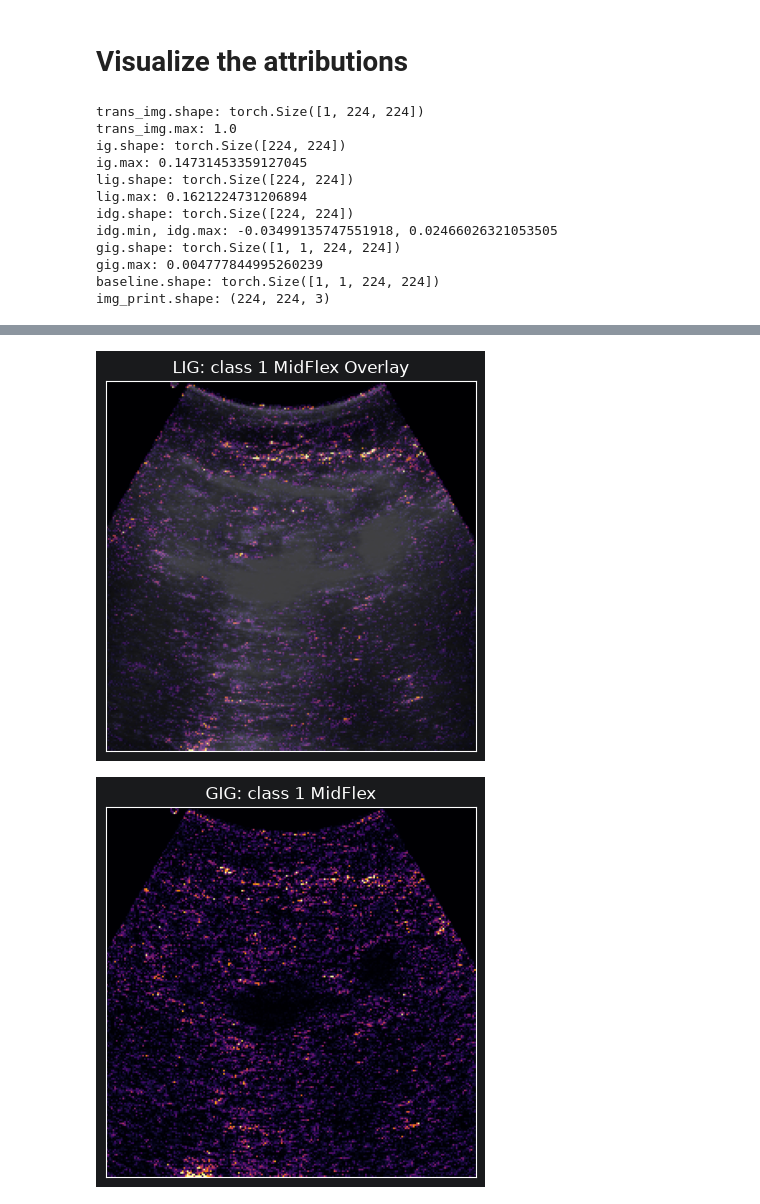
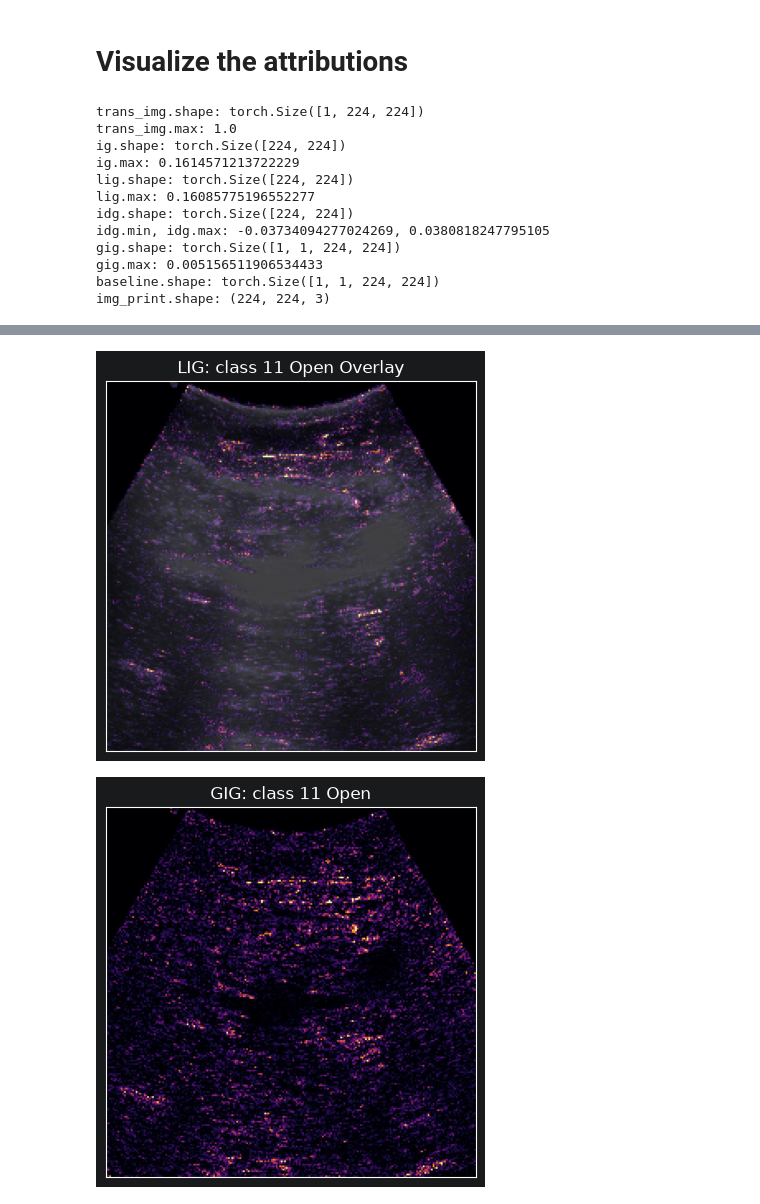
Before and after one commit to rickgladwin/Integrated-Decision-Gradients, a Jupyter notebook: IDG/example_ultrasound.ipynb, the cells around one changed output, grey strips where cells are left out. Saved outputs shown, nothing was run; the diff lists cells and outputs as text; code cells hidden in the pictures.

```diff
--- a/IDG/example_ultrasound.ipynb
+++ b/IDG/example_ultrasound.ipynb
@@ -199,7 +199,7 @@ from PIL import Image
 
 # exemplar filepaths:
 # image_path: str = "img/class_exemplars/ultrasound_exemplar_class_0_subject_4_perp_image_2471.png"
-image_path: str = "img/class_exemplars/ultrasound_exemplar_class_1_subject_4_perp_image_3738.png"
+# image_path: str = "img/class_exemplars/ultrasound_exemplar_class_1_subject_4_perp_image_3738.png"
 # image_path: str = "img/class_exemplars/ultrasound_exemplar_class_2_subject_4_perp_image_3809.png"
 # image_path: str = "img/class_exemplars/ultrasound_exemplar_class_3_subject_4_perp_image_1580.png"
 # image_path: str = "img/class_exemplars/ultrasound_exemplar_class_4_subject_4_perp_image_2857.png"
@@ -209,7 +209,7 @@ image_path: str = "img/class_exemplars/ultrasound_exemplar_class_1_subject_4_per
 # image_path: str = "img/class_exemplars/ultrasound_exemplar_class_8_subject_4_perp_image_3248.png"
 # image_path: str = "img/class_exemplars/ultrasound_exemplar_class_9_subject_4_perp_image_923.png"
 # image_path: str = "img/class_exemplars/ultrasound_exemplar_class_10_subject_4_perp_image_1054.png"
-# image_path: str = "img/class_exemplars/ultrasound_exemplar_class_11_subject_4_perp_image_3531.png"
+image_path: str = "img/class_exemplars/ultrasound_exemplar_class_11_subject_4_perp_image_3531.png"
 
 imgFile: ImageFile = Image.open(image_path, formats=["PNG"])
 img: Image.Image = imgFile.convert("L") # convert to grayscale
@@ -808,7 +818,8 @@ from mpl_toolkits.axes_grid1 import make_axes_locatable
 from datetime import datetime
 
 # config
-save_attribution_plots: bool = True
+save_attribution_plots: bool = False
+save_attention_plots: bool = True
 attribution_plots_file_path: str = "../results/figs/attribution_maps/"
 file_datetime = datetime.now().strftime("%Y%m%d_%H%M%S")
 
@@ -1184,7 +1195,7 @@ fig, _ = viz.visualize_image_attr(attr=baseline_numpy,
                                   plt_fig_axis = plt.subplots(1, 1))
 
 if save_attribution_plots:
-    baseline_plot_filename: str = f"idg_attrib_map_{test_class}_{target_class}_baseline_{file_datetime}"
+    baseline_plot_filename: str = f"idg_attrib_map_{target_class}_{test_class}_baseline_{file_datetime}"
     baseline_plot_filepath: str = os.path.join(attribution_plots_file_path, baseline_plot_filename)
     fig.savefig(baseline_plot_filepath, dpi=150)
 #### end baseline
@@ -1319,12 +1330,12 @@ if "adversarial_gradient_integration" in attribution_methods_to_include:
 trans_img.shape: torch.Size([1, 224, 224])
 trans_img.max: 1.0
 ig.shape: torch.Size([224, 224])
-ig.max: 0.14731453359127045
+ig.max: 0.1614571213722229
 lig.shape: torch.Size([224, 224])
-lig.max: 0.1621224731206894
+lig.max: 0.16085775196552277
 idg.shape: torch.Size([224, 224])
-idg.min, idg.max: -0.03499135747551918, 0.02466026321053505
+idg.min, idg.max: -0.03734094277024269, 0.0380818247795105
 gig.shape: torch.Size([1, 1, 224, 224])
-gig.max: 0.004777844995260239
+gig.max: 0.005156511906534433
 baseline.shape: torch.Size([1, 1, 224, 224])
 img_print.shape: (224, 224, 3)
@@ -1338,2 +1349,2 @@ img_print.shape: (224, 224, 3)
-[figure, old version]
+[figure, new version]
-[figure, old version]
+[figure, new version]
```
Also changed, not shown: parts of 4 cells of this notebook, 44 other files.
